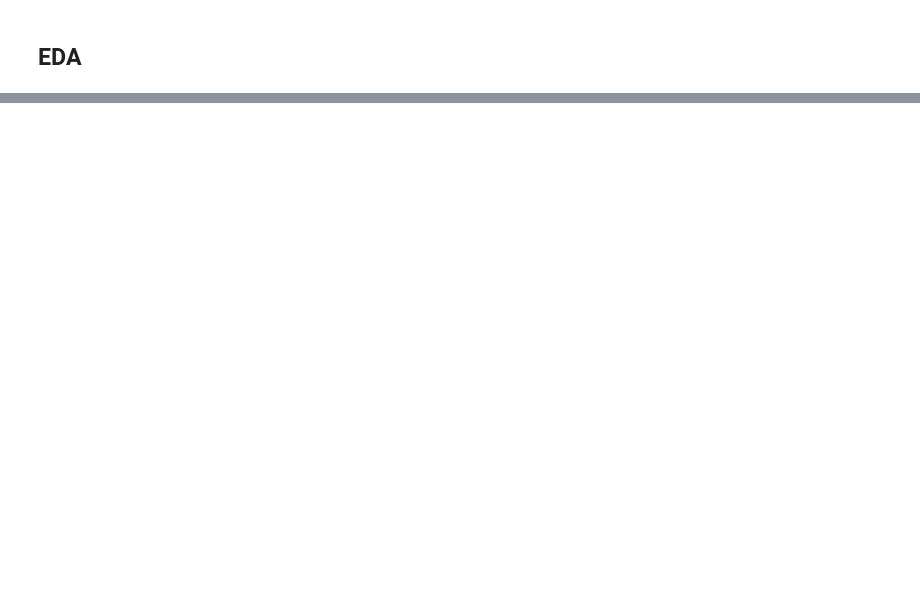
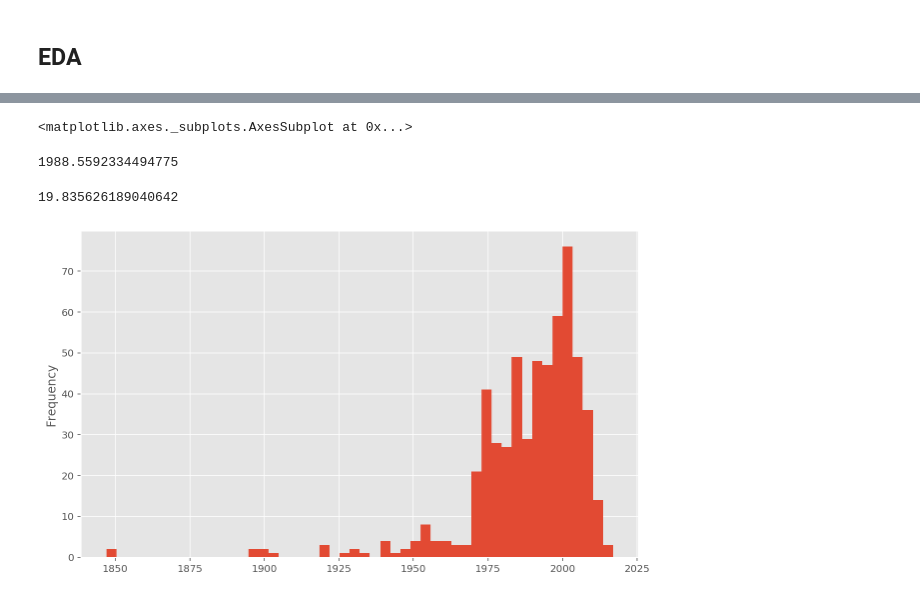
Before and after one commit to chanvarma/chanvarma-thinkful, a Jupyter notebook: capstones/1_books_to_movies/data_viz.ipynb, the cells around one changed output, grey strips where cells are left out. Drawn from its saved outputs; the diff is of its cells as text; code cells hidden in the pictures; blank space fills up the shorter version.

```diff
--- a/capstones/1_books_to_movies/data_viz.ipynb
+++ b/capstones/1_books_to_movies/data_viz.ipynb
@@ -177,0 +337,9 @@ sum(books['book_id'].value_counts() > 1), sum(movies['movie_id'].value_counts()
+# %%
+books['publish_year'].plot.hist(bins = 50, figsize = (10, 6))
+np.nanmean(books['publish_year'])
+np.nanstd(books['publish_year'])
+# %% [output]
+<matplotlib.axes._subplots.AxesSubplot at 0x...>
+1988.5592334494775
+19.835626189040642
+[figure, added]
```
Also changed, not shown: parts of 34 cells of this notebook.
